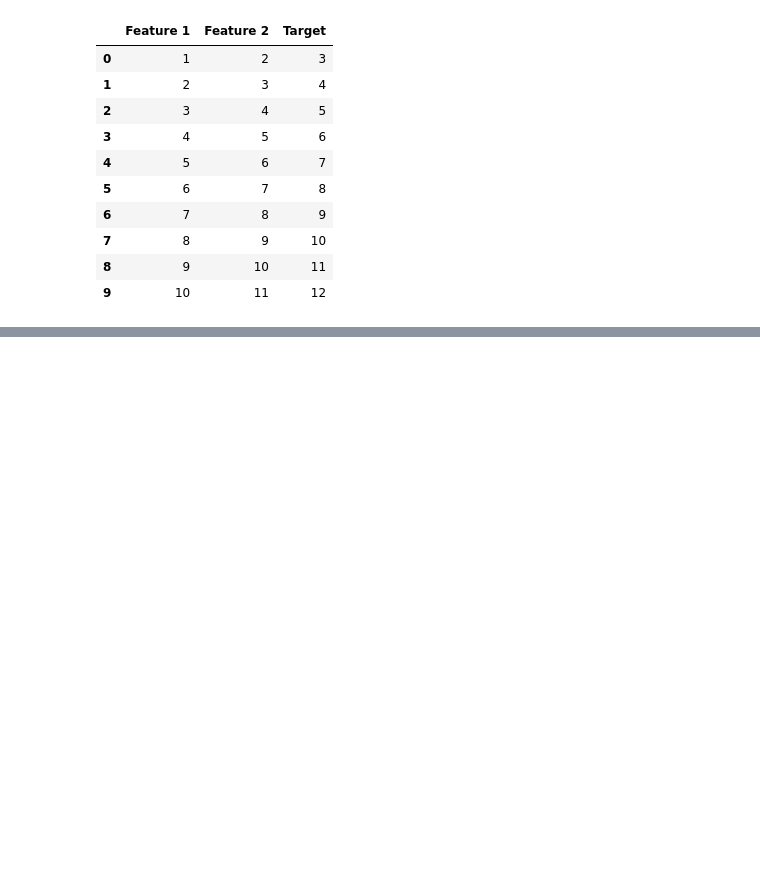
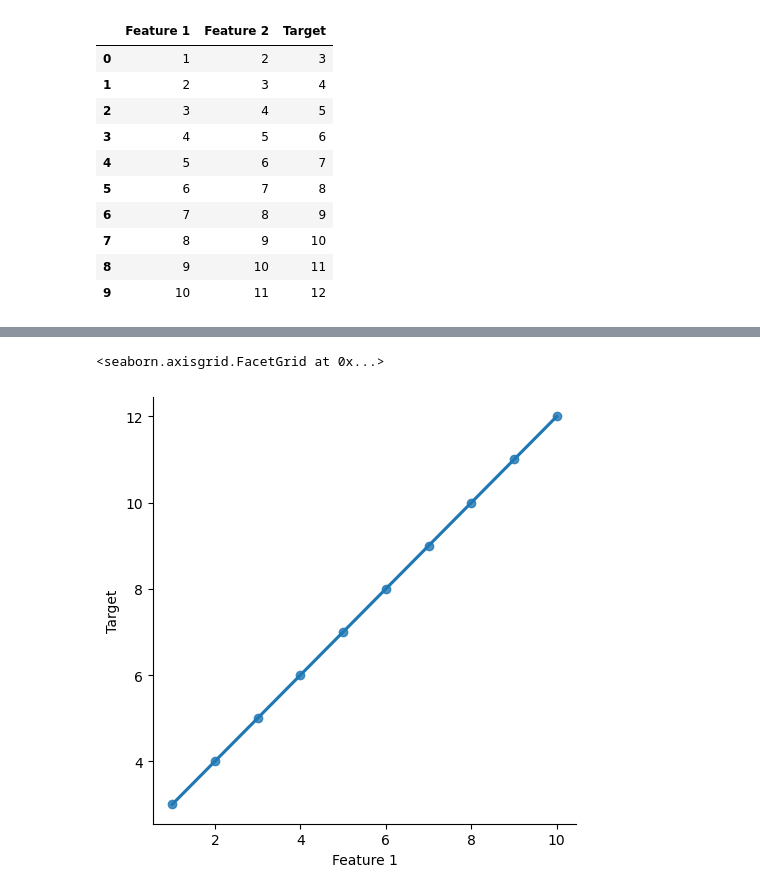
Before and after one commit to alex46x/Space, a Jupyter notebook: 04_AI_and_ML/Machine_Learning/USA_Housing/model.ipynb, the cells around one changed output, grey strips where cells are left out. Saved outputs shown, nothing was run; the diff lists cells and outputs as text; code cells hidden in the pictures; blank space fills up the shorter version.

```diff
--- a/04_AI_and_ML/Machine_Learning/USA_Housing/model.ipynb
+++ b/04_AI_and_ML/Machine_Learning/USA_Housing/model.ipynb
@@ -219,0 +225,5 @@ example_df
+# %%
+sns.lmplot(data = example_df , x='Feature 1' , y='Target')
+# %% [output]
+<seaborn.axisgrid.FacetGrid at 0x...>
+[figure, added]
```
Also changed, not shown: parts of 16 cells of this notebook, 1 other file.
